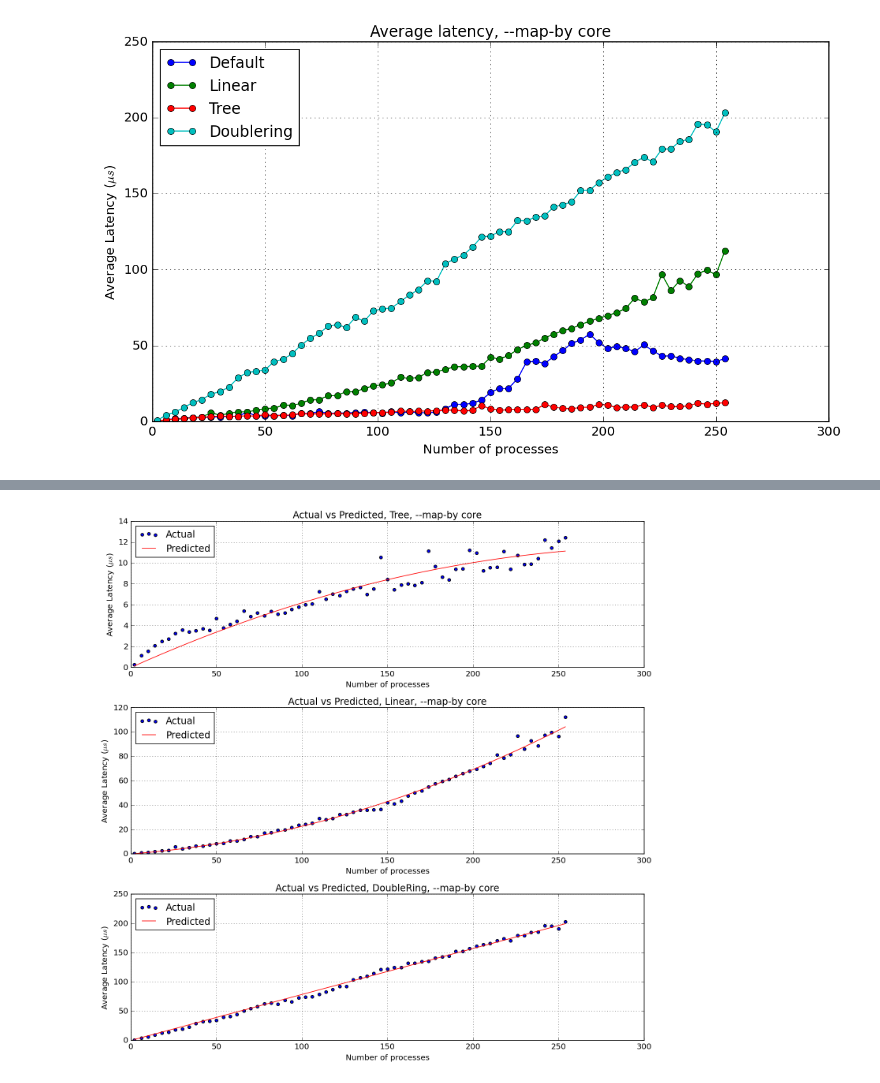
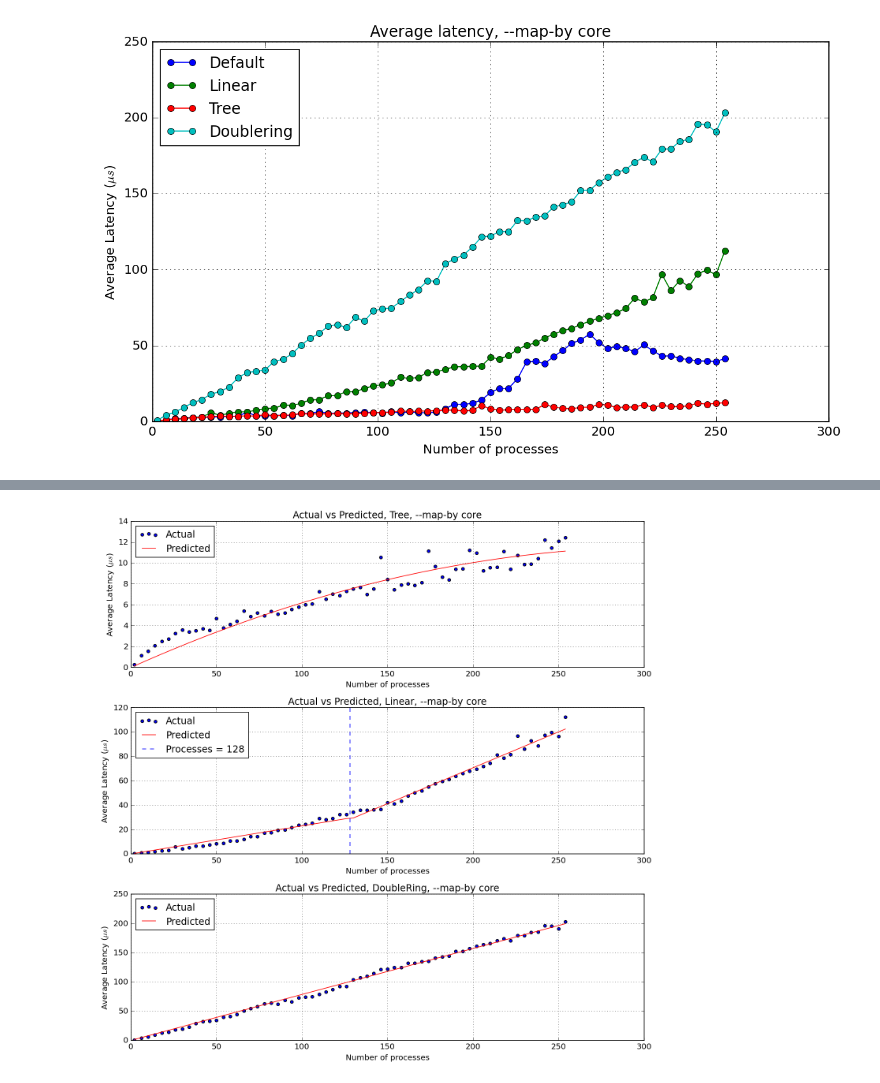
Before and after one commit to PieroZ01/High_Performance_Computing_Assignment, a Jupyter notebook: exercise1/Solution/barrier/barrier_data_analysis.ipynb, the cells around one changed output, grey strips where cells are left out. Drawn from its saved outputs; the diff is of its cells as text; code cells hidden in the pictures.

Commit message:
Added final barrier model and first things of ex2

```diff
--- a/exercise1/Solution/barrier/barrier_data_analysis.ipynb
+++ b/exercise1/Solution/barrier/barrier_data_analysis.ipynb
@@ -82,7 +82,7 @@ plt.show()
 # model, building a model for each algorithm
 
 # Function to build a linear regression model for the average latency of the barrier operation
-def barrier_model(algorithm, map, quadratic=False):
+def barrier_model(algorithm, map, quadratic=False, double_linear=False):
 
     # Select the data for the current algorithm
     current_barrier = barrier_results[(barrier_results["Algorithm"] == algorithm) & (barrier_results["Mapping"] == map)]
@@ -103,11 +103,18 @@ def barrier_model(algorithm, map, quadratic=False):
     if quadratic==True:
         x["Processes^2"] = x["Processes"]**2
 
+    # If requested, the model is splitted into two terms, one for processes <= 128 and one for processes > 128, so will be a piecewise linear model,
+    # with a different slope for the two ranges of processes
+    if double_linear==True:
+        # Do the equivalent of the R model: lm(y ~ x * I(x > 128))
+        x["I(x > 128)"] = (x["Processes"] > 128).astype(int)
+        x["Interaction"] = x["Processes"] * x["I(x > 128)"]
+
     # Build the model
     return sm.OLS(y, x).fit()
 
 # Build the model for the linear algorithm and the --map-by core allocation
-model_linear = barrier_model("Linear", "core", quadratic=True)
+model_linear = barrier_model("Linear", "core", quadratic=False, double_linear=True)
 
 # Print the summary of the model
 print(f"Model for Linear algorithm, --map-by core allocation")
@@ -134,6 +141,6 @@ Notes:
 # %%
 # Build the model for the tree algorithm and the --map-by core allocation
-model_tree = barrier_model("Tree", "core", quadratic=True)
+model_tree = barrier_model("Tree", "core", quadratic=True, double_linear=False)
 
 # Print the summary of the model
 print(f"Model for Tree algorithm, --map-by core allocation")
@@ -159,7 +166,7 @@ Notes:
 [2] Standard Errors assume that the covariance matrix of the errors is correctly specified.
 # %%
 # Build the model for the double_ring algorithm and the --map-by core allocation
-model_doublering = barrier_model("DoubleRing", "core", quadratic=False)
+model_doublering = barrier_model("DoubleRing", "core", quadratic=False, double_linear=False)
 
 # Print the summary of the model
 print(f"Model for DoubleRing algorithm, --map-by core allocation")
@@ -187,7 +194,7 @@ Notes:
 # Let's now plot the models' predictions against the actual results; I'll plot the actual average latency with scatter plots and the models' predictions with lines
 
 # Function to plot the models' predictions against the actual results
-def plot_model(plot, model, algorithm, map, i, quadratic=False):
+def plot_model(plot, model, algorithm, map, i, quadratic=False, double_linear=False):
 
     # Select the data for the current algorithm
     current_barrier = barrier_results[(barrier_results["Algorithm"] == algorithm) & (barrier_results["Mapping"] == map) & (barrier_results["Processes"] != 256)]
@@ -204,34 +211,40 @@ def plot_model(plot, model, algorithm, map, i, quadratic=False):
     # Create a 2D plot
     ax = plot.add_subplot(3, 1, i+1)
 
     # Plot the data and set the labels
     ax.scatter(x, y, label="Actual", marker="o")
 
     if quadratic==True:
         ax.plot(x, model.predict(pd.DataFrame({"Processes": x, "Processes^2": x**2})), label="Predicted", color="r")
+    elif double_linear==True:
+        # The model is splitted into two terms, one for processes <= 128 and one for processes > 128, so will be a piecewise linear model,
+        # with a different slope for the two ranges of processes, so we have to plot two lines
+        ax.plot(x, model.predict(pd.DataFrame({"Processes": x, "I(x > 128)": (x > 128).astype(int), "Interaction": x * (x > 128).astype(int)})), label="Predicted", color="r")
+        # Add a vertical line to separate the two ranges of processes
+        ax.axvline(x=128, color="b", linestyle="--", label="Processes = 128")
     else:
         ax.plot(x, model.predict(pd.DataFrame({"Processes": x})), label="Predicted", color="r")
 
     ax.set_xlabel("Number of processes")
     ax.set_ylabel("Average Latency ($\mu s$)")
     ax.set_title(f"Actual vs Predicted, {algorithm}, --map-by {map}")
     ax.set_xlim(0, 300)
     ax.set_ylim(0,)
     ax.legend()
     ax.legend(loc="upper left")
     plt.grid(True)
 
 # Create a single figure to plot the results
 plt.style.use("classic")
 plot = plt.figure(figsize=(12, 12), dpi=120, facecolor='w', edgecolor='k')
 
 # Plot the results
-plot_model(plot, model_tree, "Tree", "core", 0, quadratic=True)
-plot_model(plot, model_linear, "Linear", "core", 1, quadratic=True)
-plot_model(plot, model_doublering, "DoubleRing", "core", 2, quadratic=False)
+plot_model(plot, model_tree, "Tree", "core", 0, quadratic=True, double_linear=False)
+plot_model(plot, model_linear, "Linear", "core", 1, quadratic=False, double_linear=True)
+plot_model(plot, model_doublering, "DoubleRing", "core", 2, quadratic=False, double_linear=False)
 
 # Fix the layout and show the plot
 plt.tight_layout()
 plt.show()
 # %% [output]
-[figure, old version]
+[figure, new version]
```
Also changed, not shown: parts of 3 cells of this notebook, 9 other files.
